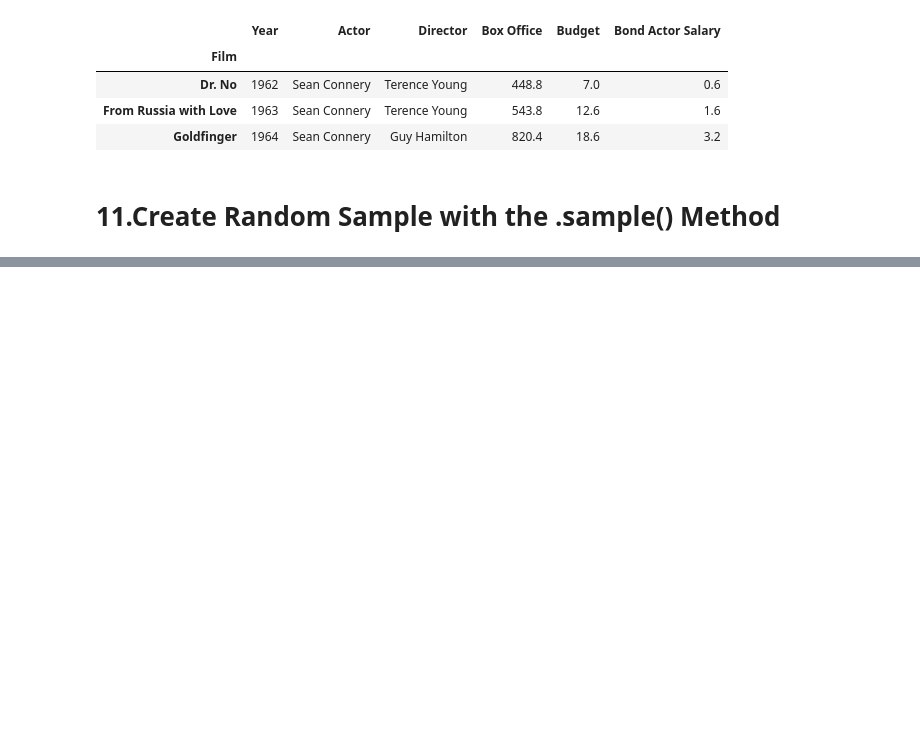
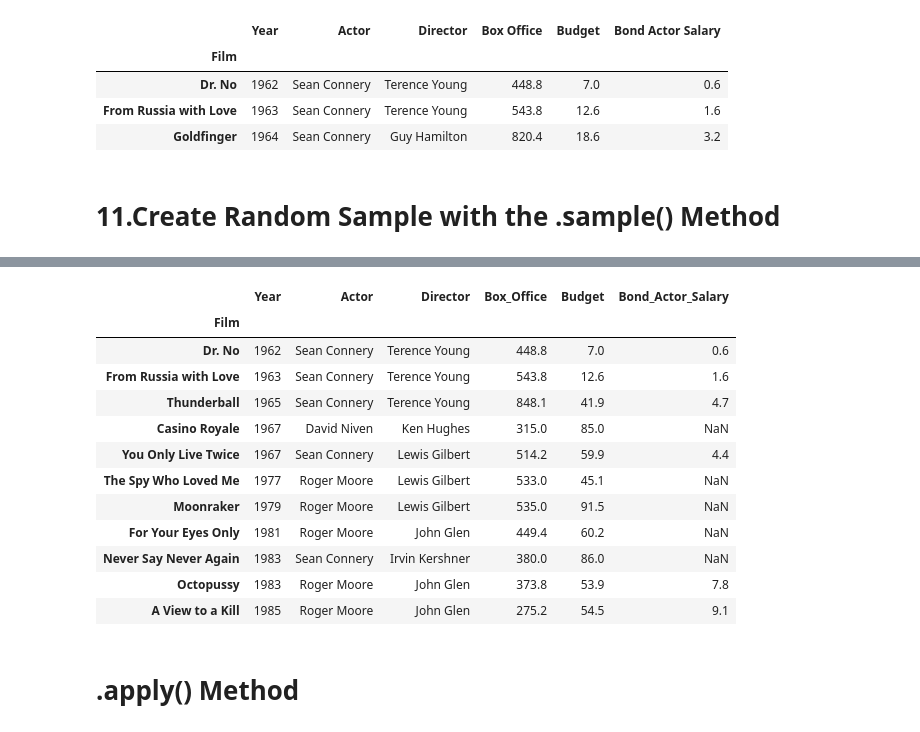
Before and after one commit to saurabhwasule/python-practice, a Jupyter notebook: UD_Data_Analysis_with_Pandas_an_Python/Panda_Dataframe3.ipynb, the cells around one changed output, grey strips where cells are left out. Saved outputs shown, nothing was run; the diff lists cells and outputs as text; code cells hidden in the pictures; blank space fills up the shorter version.

```diff
--- a/UD_Data_Analysis_with_Pandas_an_Python/Panda_Dataframe3.ipynb
+++ b/UD_Data_Analysis_with_Pandas_an_Python/Panda_Dataframe3.ipynb
@@ -436,0 +521,18 @@ bond.sample(axis = 1,n=3) # retrive  3 random column
+# %%
+bond.query("Actor in['Sean Connery','Roger Moore','David Niven'] and Director not in ['Guy Hamilton']")
+# %% [output]
+|  | Year | Actor | Director | Box_Office | Budget | Bond_Actor_Salary |
+| Film |  |  |  |  |  |  |
+| Dr. No | 1962 | Sean Connery | Terence Young | 448.8 | 7.0 | 0.6 |
+| From Russia with Love | 1963 | Sean Connery | Terence Young | 543.8 | 12.6 | 1.6 |
+| Thunderball | 1965 | Sean Connery | Terence Young | 848.1 | 41.9 | 4.7 |
+| Casino Royale | 1967 | David Niven | Ken Hughes | 315.0 | 85.0 | NaN |
+| You Only Live Twice | 1967 | Sean Connery | Lewis Gilbert | 514.2 | 59.9 | 4.4 |
+| The Spy Who Loved Me | 1977 | Roger Moore | Lewis Gilbert | 533.0 | 45.1 | NaN |
+| Moonraker | 1979 | Roger Moore | Lewis Gilbert | 535.0 | 91.5 | NaN |
+| For Your Eyes Only | 1981 | Roger Moore | John Glen | 449.4 | 60.2 | NaN |
+| Never Say Never Again | 1983 | Sean Connery | Irvin Kershner | 380.0 | 86.0 | NaN |
+| Octopussy | 1983 | Roger Moore | John Glen | 373.8 | 53.9 | 7.8 |
+| A View to a Kill | 1985 | Roger Moore | John Glen | 275.2 | 54.5 | 9.1 |
+# %% [markdown]
+# .apply() Method
```
Also changed, not shown: parts of 19 cells of this notebook.
